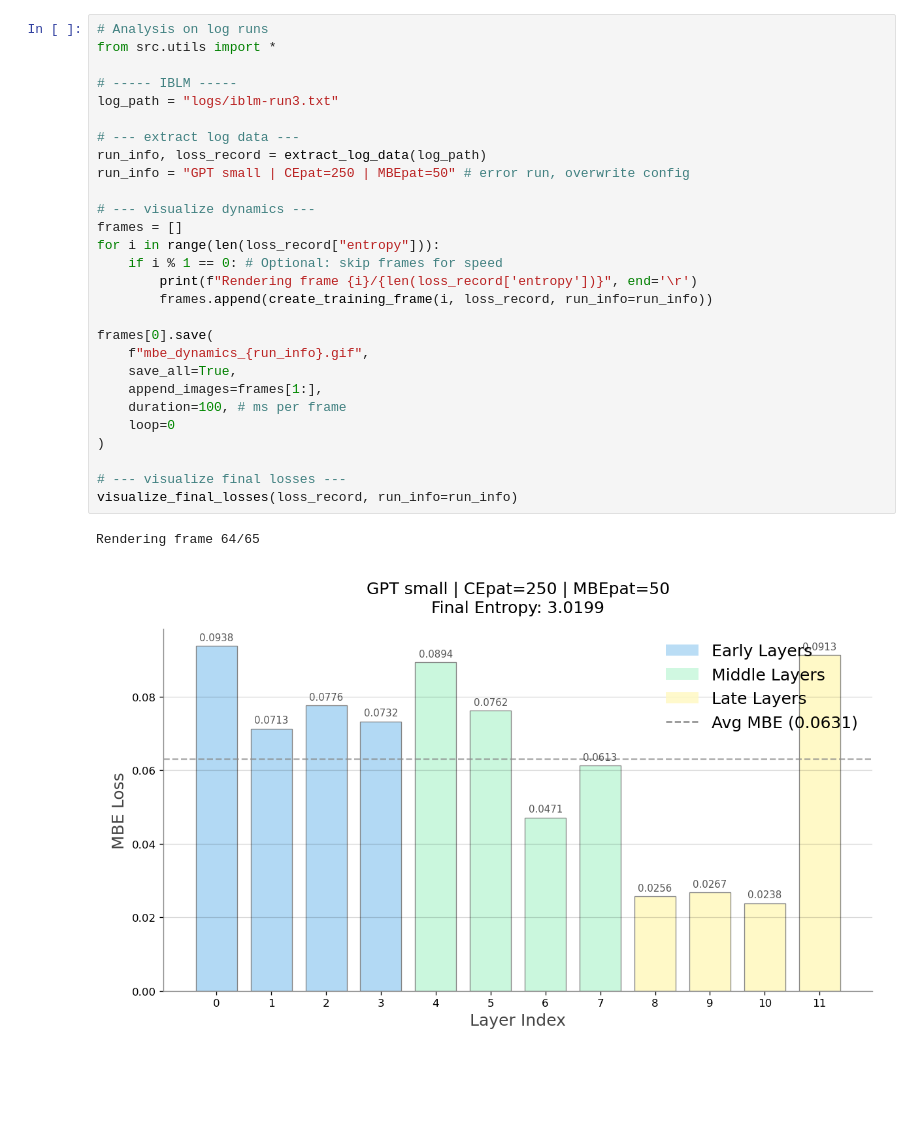
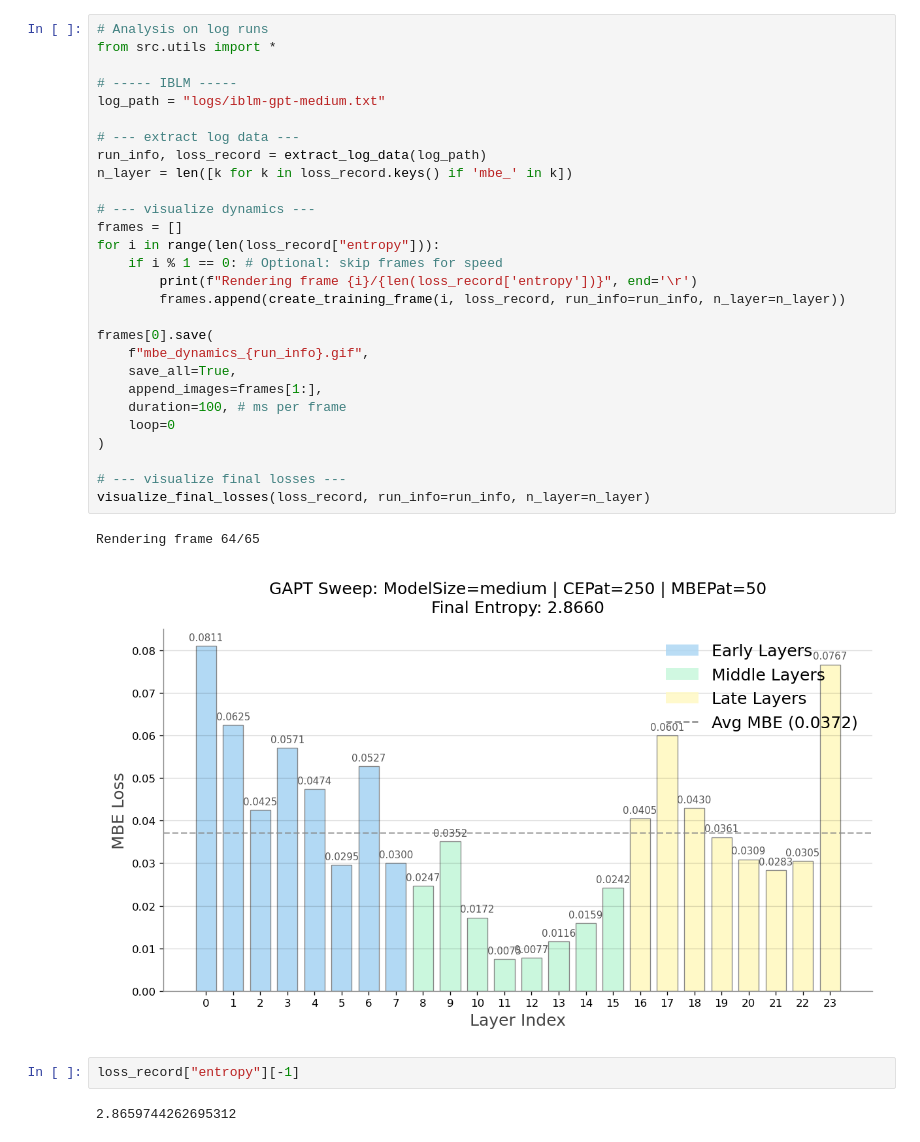
Before and after one commit to fangyuan-ksgk/mod_gpt, a Jupyter notebook: iblm_run_analysis.ipynb, the cells around one changed output. Cells and saved outputs as stored; diff of their text form; blank space fills up the shorter version.

```diff
--- a/iblm_run_analysis.ipynb
+++ b/iblm_run_analysis.ipynb
@@ -1,31 +1,35 @@
 # %%
 # Analysis on log runs
 from src.utils import *
 
 # ----- IBLM -----
-log_path = "logs/iblm-run3.txt"
+log_path = "logs/iblm-gpt-medium.txt"
 
 # --- extract log data ---
 run_info, loss_record = extract_log_data(log_path)
-run_info = "GPT small | CEpat=250 | MBEpat=50" # error run, overwrite config
+n_layer = len([k for k in loss_record.keys() if 'mbe_' in k])
 
 # --- visualize dynamics ---
 frames = []
 for i in range(len(loss_record["entropy"])):
     if i % 1 == 0: # Optional: skip frames for speed
         print(f"Rendering frame {i}/{len(loss_record['entropy'])}", end='\r')
-        frames.append(create_training_frame(i, loss_record, run_info=run_info))
+        frames.append(create_training_frame(i, loss_record, run_info=run_info, n_layer=n_layer))
 
 frames[0].save(
     f"mbe_dynamics_{run_info}.gif",
     save_all=True,
     append_images=frames[1:],
     duration=100, # ms per frame
     loop=0
 )
 
 # --- visualize final losses ---
-visualize_final_losses(loss_record, run_info=run_info)
+visualize_final_losses(loss_record, run_info=run_info, n_layer=n_layer)
 # %% [output]
 Rendering frame 64/65
-[figure, old version]
+[figure, new version]
+# %%
+loss_record["entropy"][-1]
+# %% [output]
+2.8659744262695312
```
Also changed, not shown: 1 other file.
